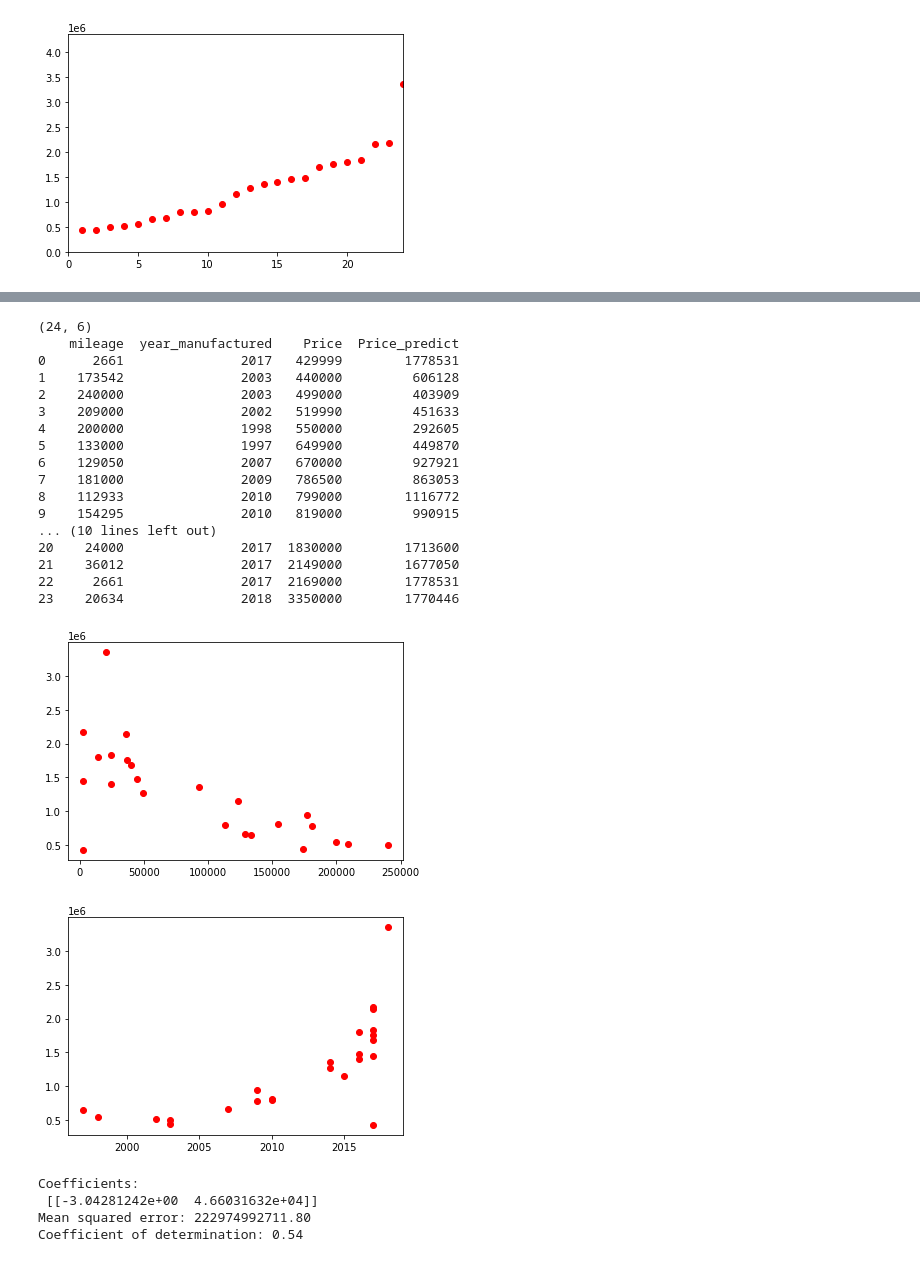
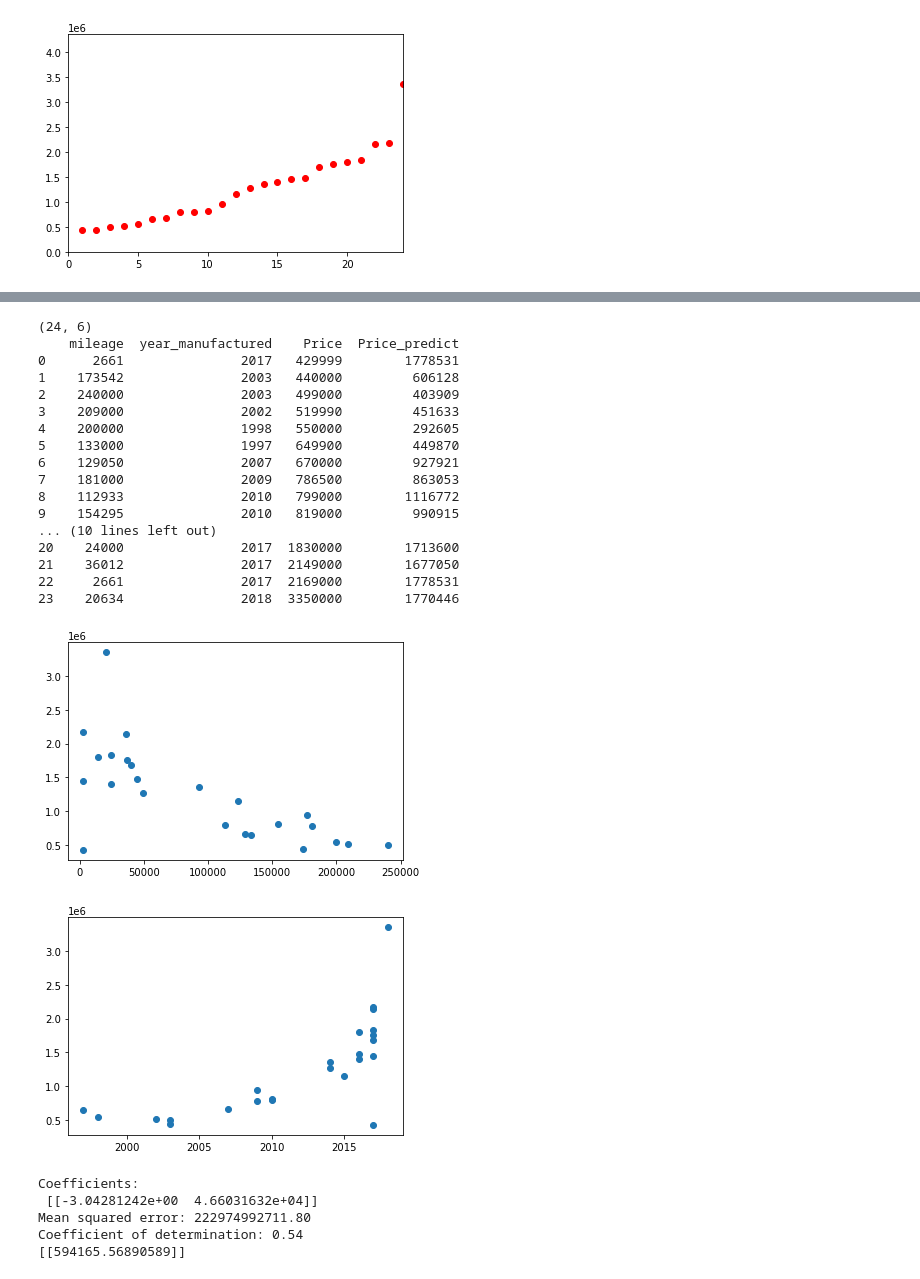
Before and after one commit to hofp37/viper, a Jupyter notebook: sauto.ipynb, the cells around one changed output, grey strips where cells are left out. Saved outputs shown, nothing was run; the diff lists cells and outputs as text; code cells hidden in the pictures.

```diff
--- a/sauto.ipynb
+++ b/sauto.ipynb
@@ -191,6 +191,7 @@ manufacturer model    price  mileage  year_manufactured  \
 23  2020-06-26 14:49:23
 # %%
 import sklearn
+import numpy as np
 print(df.shape)
 df.describe()
 from sklearn.linear_model import LinearRegression
@@ -205,48 +206,53 @@ Y_pred = linear_regressor.predict(X)
 
 Y_pred_df = pd.DataFrame({'Price_predict': Y_pred[:, 0]})
 Y_df = pd.DataFrame({'Price': Y[:, 0]})
+Y_dif = Y_df['Price'].sub(Y_pred_df['Price_predict'], axis = 0)
 
 pd.options.display.float_format = '{:,f}'.format
 df_show =pd.concat([X.loc[:,'mileage'].reset_index(drop=True), X.loc[:,'year_manufactured'].reset_index(drop=True),Y_df.loc[:,:].reset_index(drop=True),Y_pred_df.loc[:,:].reset_index(drop=True)], axis=1)
 
 print(round(df_show.astype(int),0))
 
-plt.scatter(X.loc[:,'mileage'], Y,color='r', linestyle='None')
-#plt.plot(X.loc[:,'mileage'], Y)
+plt.scatter(X.loc[:,'mileage'], Y)
+#plt.plot(X.loc[:,'mileage'], Y_pred,color='r')
 plt.show()
 
-plt.scatter(X.loc[:,'year_manufactured'], Y,color='r', linestyle='None')
-#plt.plot(X.loc[:,'year_manufactured'], Y)
+plt.scatter(X.loc[:,'year_manufactured'], Y)
+#plt.plot(X.loc[:,'year_manufactured'], Y_pred,color='r')
 plt.show()
 
 print('Coefficients: \n', linear_regressor.coef_)
 # The mean squared error
 print('Mean squared error: %.2f'
       % mean_squared_error(Y, Y_pred))
 # The coefficient of determination: 1 is perfect prediction
 print('Coefficient of determination: %.2f'
       % r2_score(Y, Y_pred))
+
+car_params = np.array([[300000, 2011]])
+print(linear_regressor.predict(car_params))
 # %% [output]
 (24, 6)
     mileage  year_manufactured    Price  Price_predict
 0      2661               2017   429999        1778531
 1    173542               2003   440000         606128
 2    240000               2003   499000         403909
 3    209000               2002   519990         451633
 4    200000               1998   550000         292605
 5    133000               1997   649900         449870
 6    129050               2007   670000         927921
 7    181000               2009   786500         863053
 8    112933               2010   799000        1116772
 9    154295               2010   819000         990915
 ... (10 lines left out)
 20    24000               2017  1830000        1713600
 21    36012               2017  2149000        1677050
 22     2661               2017  2169000        1778531
 23    20634               2018  3350000        1770446
-[figure, old version]
+[figure, new version]
-[figure, old version]
+[figure, new version]
 Coefficients:
  [[-3.04281242e+00  4.66031632e+04]]
 Mean squared error: 222974992711.80
 Coefficient of determination: 0.54
+[[594165.56890589]]
```
Also changed, not shown: parts of 1 cell of this notebook, 1 other file.
